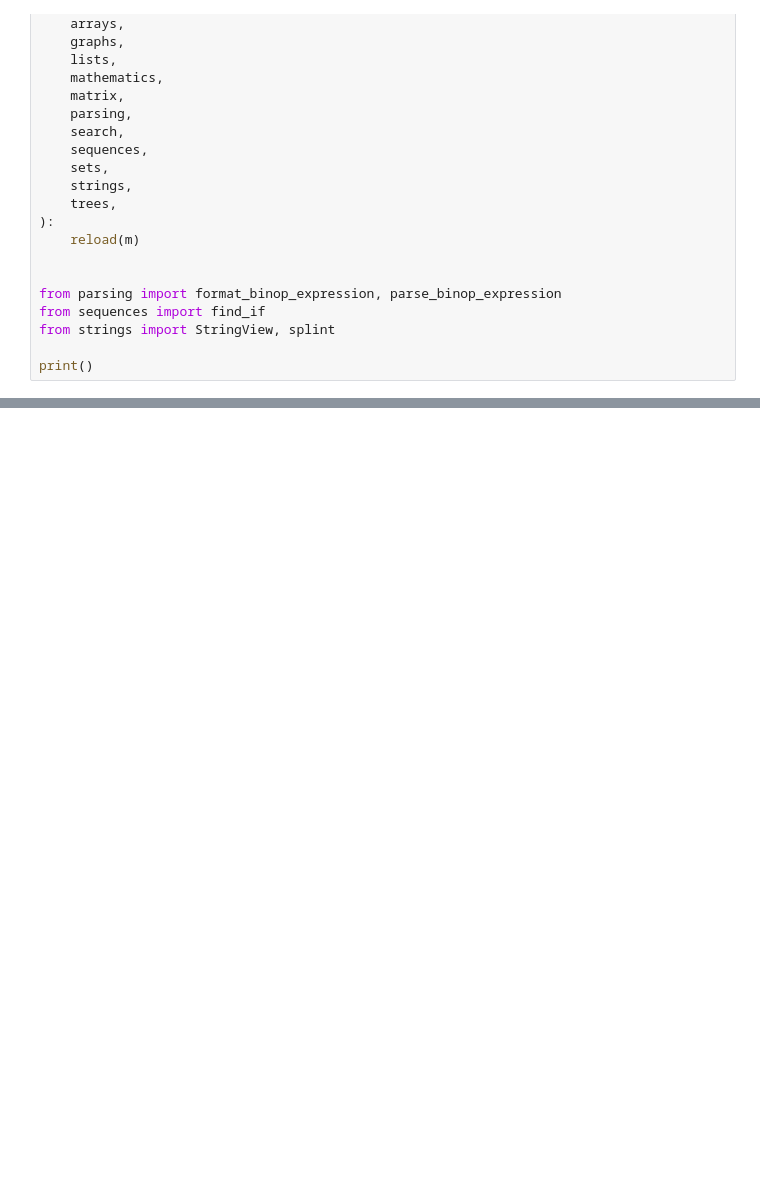
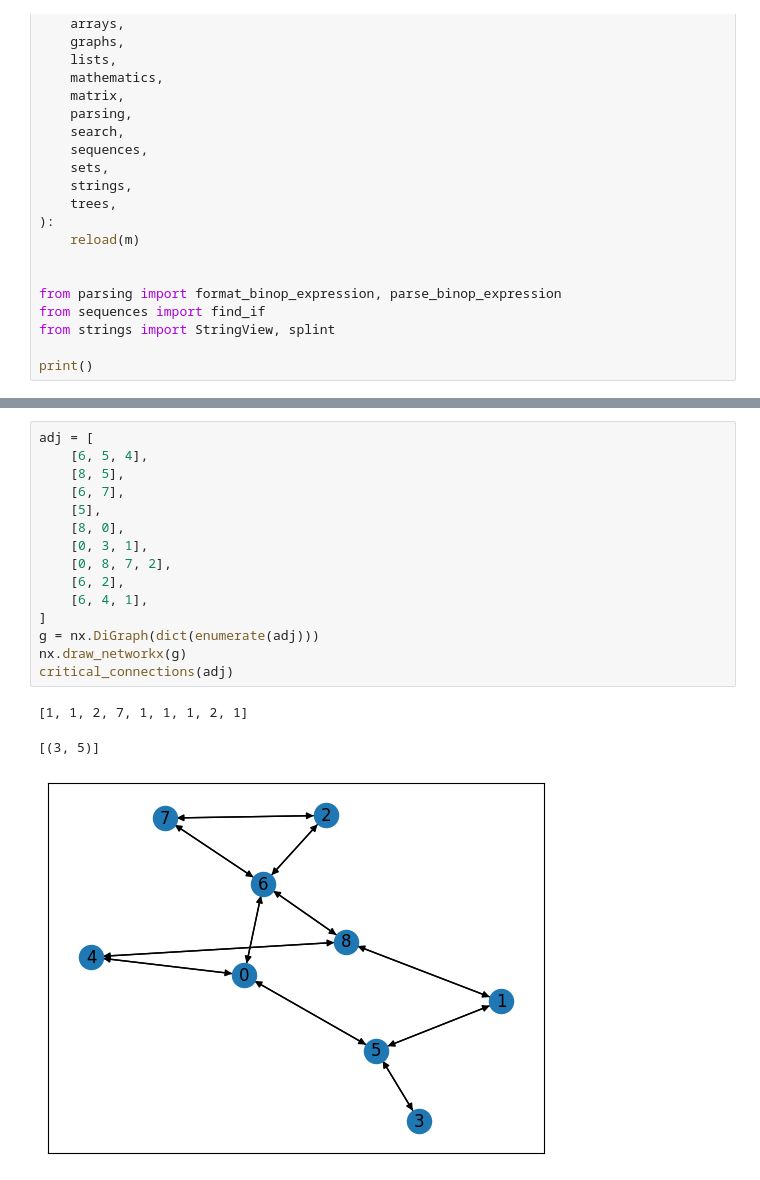
Before and after one commit to czaky/puzzles, a Jupyter notebook: notebook.ipynb, the cells around one changed output, grey strips where cells are left out. Cells and saved outputs as stored; diff of their text form; blank space fills up the shorter version.

```diff
--- a/notebook.ipynb
+++ b/notebook.ipynb
@@ -110,0 +137,19 @@ TypeError: list indices must be integers or slices, not list
+# %%
+adj = [
+    [6, 5, 4],
+    [8, 5],
+    [6, 7],
+    [5],
+    [8, 0],
+    [0, 3, 1],
+    [0, 8, 7, 2],
+    [6, 2],
+    [6, 4, 1],
+]
+g = nx.DiGraph(dict(enumerate(adj)))
+nx.draw_networkx(g)
+critical_connections(adj)
+# %% [output]
+[1, 1, 2, 7, 1, 1, 1, 2, 1]
+[(3, 5)]
+[figure, added]
```
Also changed, not shown: parts of 12 cells of this notebook, 2 other files.
